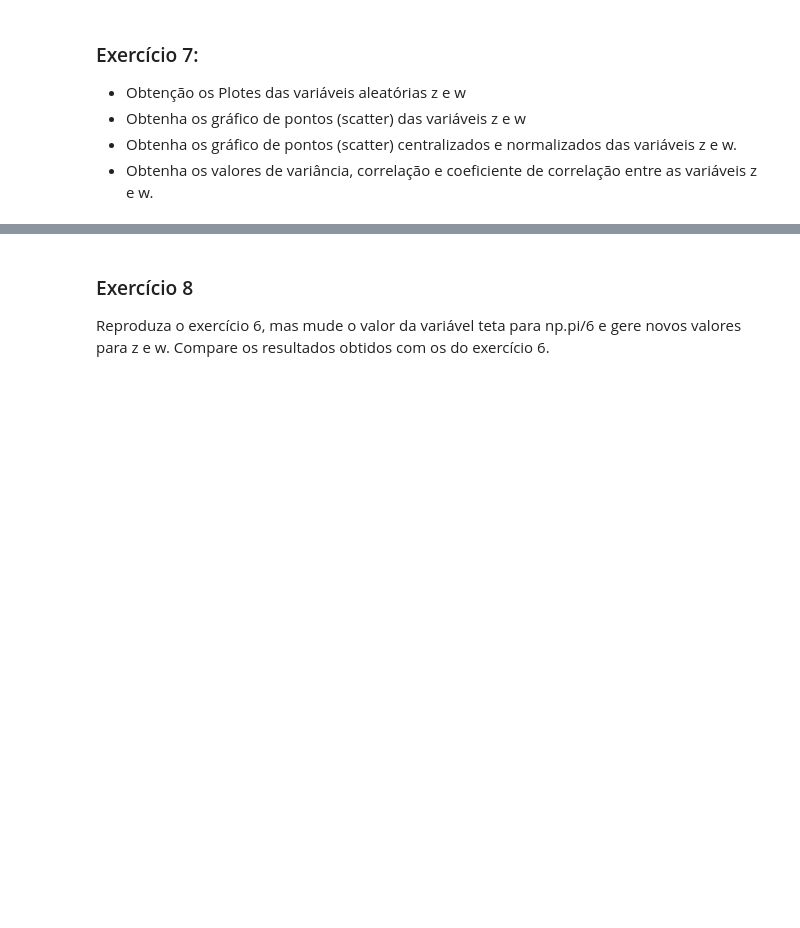
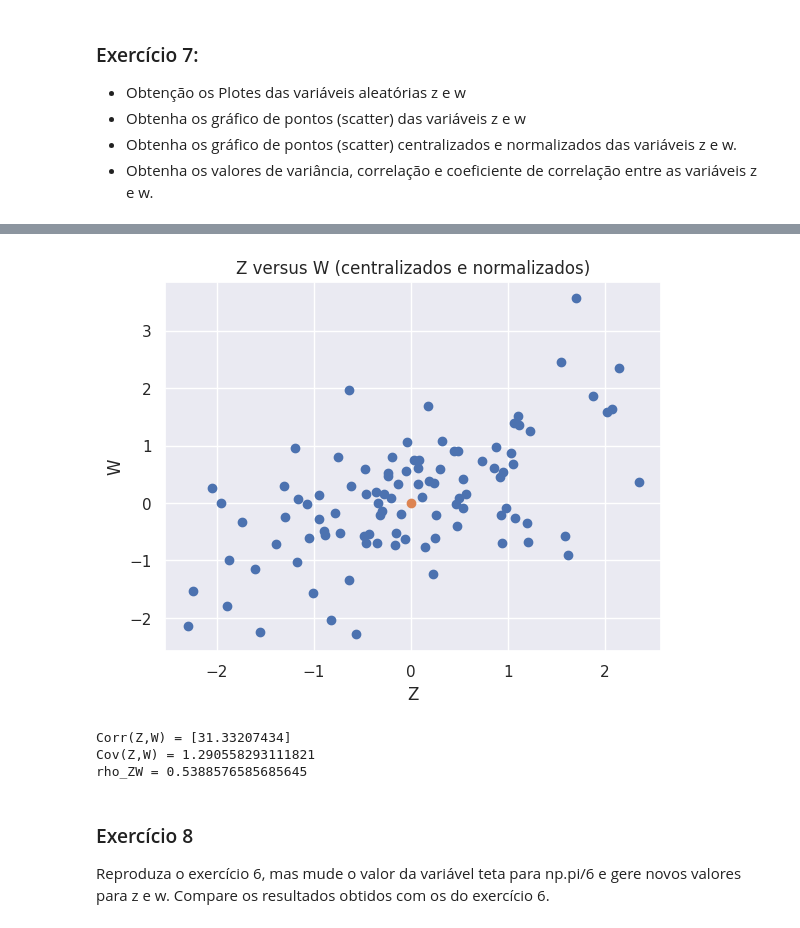
Before and after one commit to raphaelramosds/dc, a Jupyter notebook: Aulas/Aula08/notebook_aula08.ipynb, the cells around one changed output, grey strips where cells are left out. Saved outputs shown, nothing was run; the diff lists cells and outputs as text; code cells hidden in the pictures; blank space fills up the shorter version.

```diff
--- a/Aulas/Aula08/notebook_aula08.ipynb
+++ b/Aulas/Aula08/notebook_aula08.ipynb
@@ -607,5 +644,28 @@ Reescreva o programa do exercício anterior para outros valores de mx, my, sigma
+# %%
+# Exercício 7.c - Gráficos de pontos das variáveis z e w (centralizados e normalizados)
+mz = z.mean()
+mw = w.mean()
+
+z_nc = (z - mz)/z.std()
+w_nc = (w - mw)/w.std()
+
+plt.scatter(z_nc[:100],w_nc[:100])
+plt.scatter(z_nc.mean(), w_nc.mean())
+plt.title('Z versus W (centralizados e normalizados)')
+plt.xlabel('Z')
+plt.ylabel('W')
+plt.show()
+# %% [output]
+[figure, added]
 # %%
 # Exercício 7.d - Obtenção da correlação, covariância e coeficiente de correlação das variáveis z e w
+print('Corr(Z,W) = {}'.format(np.correlate(z,w)/n))
+print('Cov(Z,W) = {}'.format(np.cov(z,w)[0][1]))
+print('rho_ZW = {}'.format(np.corrcoef(z,w)[0][1]))
+# %% [output]
+Corr(Z,W) = [31.33207434]
+Cov(Z,W) = 1.290558293111821
+rho_ZW = 0.5388576585685645
 # %% [markdown]
 ### Exercício 8
 Reproduza o exercício 6, mas mude o valor da variável teta para np.pi/6 e gere novos valores para z e w.
```
Also changed, not shown: parts of 37 cells of this notebook.
